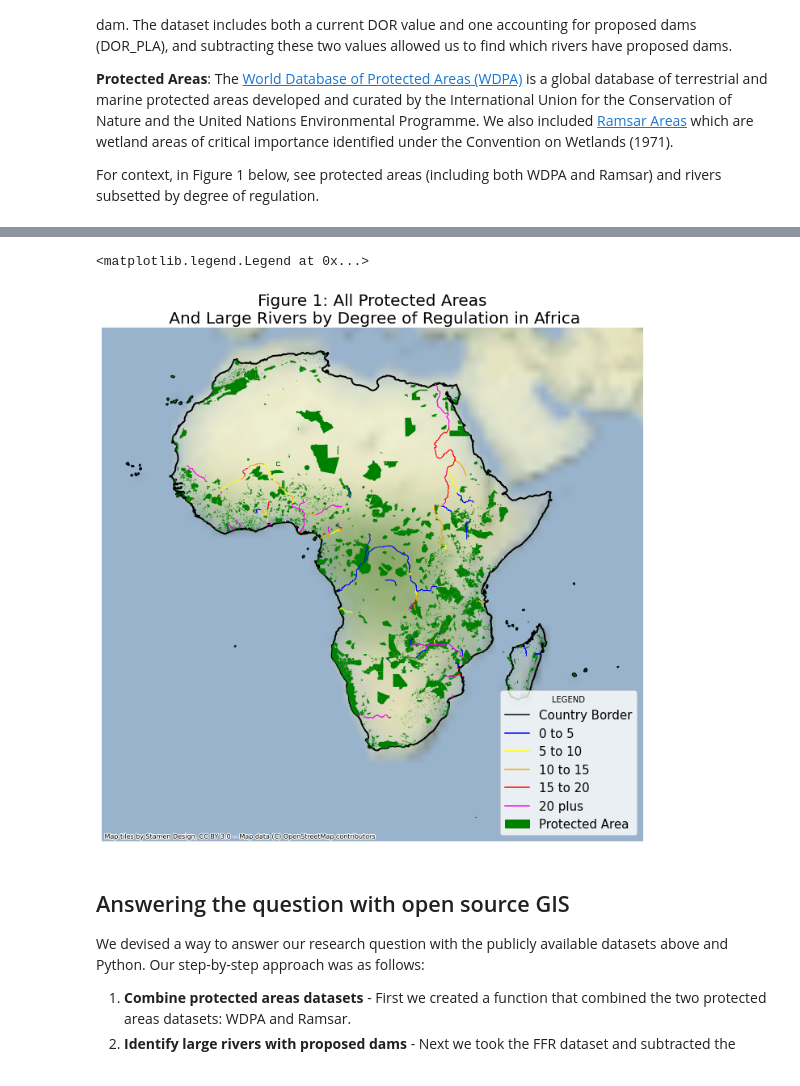
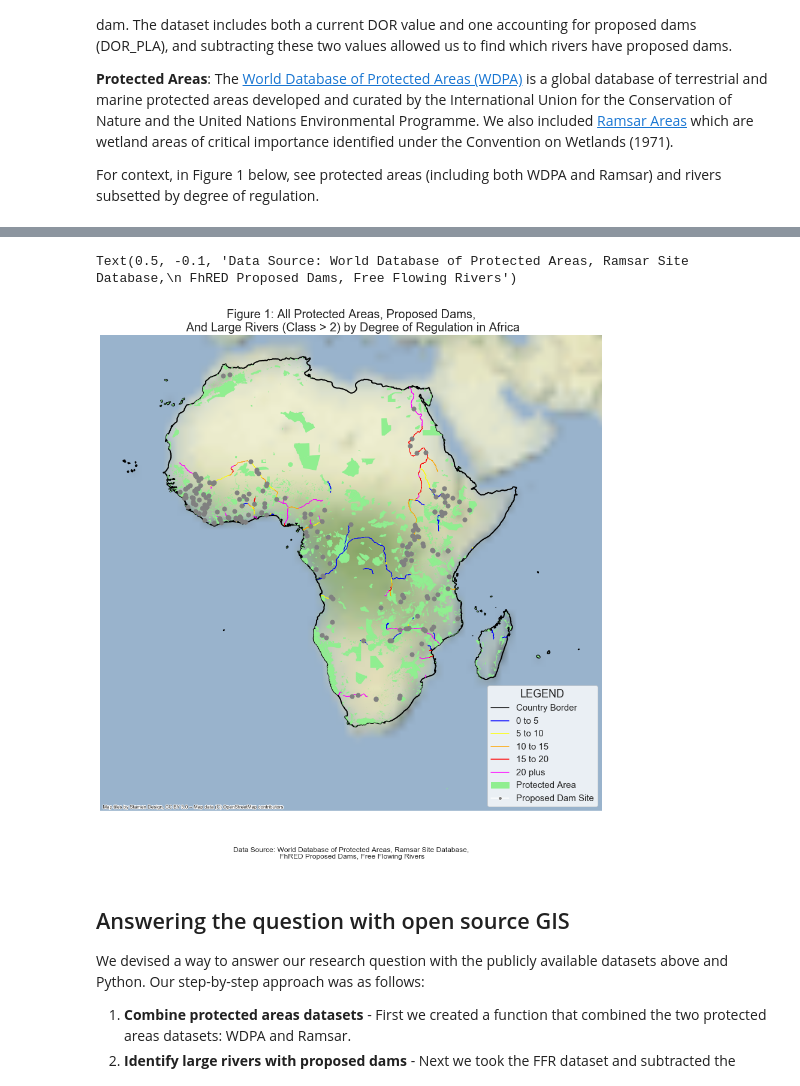
Before and after one commit to lherwehe/global-dam-impacts, a Jupyter notebook: presentations/Blog_Final.ipynb, the cells around one changed output, grey strips where cells are left out. Drawn from its saved outputs; the diff is of its cells as text; code cells hidden in the pictures.

```diff
--- a/presentations/Blog_Final.ipynb
+++ b/presentations/Blog_Final.ipynb
@@ -179,6 +183,26 @@ continent_borders = gpd.read_file(os.path.join(wd_path, "earthpy-downloads", "co
 # Reproject data to World Equidistant Cylindrical, datum WGS84, units meters, EPSG 4087
 country_borders = country_borders.to_crs('epsg:4087')
 continent_borders = continent_borders.to_crs('epsg:4087')
+# %%
+# Open the dams csv files with pandas
+fname = os.path.join("earthpy-downloads", "future_dams_2015.csv")
+df = pd.read_csv(fname)
+
+# Covert the pandas dataframe to a shapefile for plotting
+# Set output path for shp
+dams_path = os.path.join('earthpy-downloads')
+if not os.path.exists(dams_path):
+    os.mkdir(dams_path)
+
+# Define the geometry for the points
+geometry = [Point(xy) for xy in zip(df.Lon_Cleaned, df.LAT_cleaned)]
+crs = {'init': 'epsg:4326'}
+geo_df = gdf(df, crs=crs, geometry=geometry)
+geo_df.to_file(driver='ESRI Shapefile', filename=os.path.join(
+    dams_path, 'proposed_dams.shp'))
+
+# Open the proposed dams shapefile with geopandas
+dams_all = gpd.read_file(os.path.join(dams_path, "proposed_dams.shp"))
 # %%
 # Open ramsar areas
 ramsar_polys = gpd.read_file(os.path.join(
@@ -341,42 +373,53 @@ dor_5to10 = dor_5to10.buffer(5000)
 dor_10to15 = dor_10to15.buffer(5000)
 dor_15to20 = dor_15to20.buffer(5000)
 dor_over20 = dor_over20.buffer(5000)
+# %%
+# Get continent dams for plotting
+africa_dams = dams_all[dams_all['Continent'] == "Africa"]
+
+africa_dams = africa_dams.to_crs('epsg:4087')
 # %%
 # Plot all rivers and all protected areas for selected continent
 # Create legend
 black_line = mlines.Line2D([], [], color='black', label='Country Border')
 blue_line = mlines.Line2D([], [], color='blue', label='0 to 5')
 yellow_line = mlines.Line2D([], [], color='yellow', label='5 to 10')
 orange_line = mlines.Line2D([], [], color='orange', label='10 to 15')
 red_line = mlines.Line2D([], [], color='red', label='15 to 20')
 magenta_line = mlines.Line2D([], [], color='magenta', label='20 plus')
-green_patch = mpatches.Patch(color='green', label='Protected Area')
+lightgreen_patch = mpatches.Patch(color='lightgreen', label='Protected Area')
+black_dot = mlines.Line2D([], [], color='white', marker='o',
+                          markerfacecolor='gray', label='Proposed Dam Site')
 
-fig, ax = plt.subplots(figsize=(12, 12))
+fig, ax = plt.subplots(figsize=(15, 15))
 africa_border.plot(ax=ax, color="none",  edgecolor="black", linewidth=2)
-wdpa_ramsar_africa.plot(ax=ax, color="green", edgecolor='none')
+wdpa_ramsar_africa.plot(ax=ax, color="lightgreen", edgecolor='none')
 dor_0to5.plot(ax=ax,
               color='blue', edgecolor='none')
 dor_5to10.plot(ax=ax,
                color='yellow', edgecolor='none')
 dor_10to15.plot(ax=ax,
                 color='orange', edgecolor='none')
 dor_15to20.plot(ax=ax,
                 color='red', edgecolor='none')
 dor_over20.plot(ax=ax,
                 color='magenta', edgecolor='none')
+africa_dams.plot(ax=ax,
+                   color='gray', markersize=50)
 ctx.add_basemap(ax, url=ctx.providers.Stamen.Terrain, zoom=0)
 ax.set_title(
-    'Figure 1: All Protected Areas\n And Large Rivers by Degree of Regulation in Africa', size=20)
+    'Figure 1: All Protected Areas, Proposed Dams,\n And Large Rivers (Class > 2) by Degree of Regulation in Africa', size=20)
 ax.set_axis_off()
-ax.legend(handles=[black_line, blue_line, yellow_line, orange_line, red_line, magenta_line, green_patch],
+ax.legend(handles=[black_line, blue_line, yellow_line, orange_line, red_line, magenta_line, lightgreen_patch, black_dot],
           fontsize=15,
           frameon=True,
           loc=('lower right'),
           title="LEGEND")
+ax.text(0.5, -0.1, "Data Source: World Database of Protected Areas, Ramsar Site Database,\n FhRED Proposed Dams, Free Flowing Rivers",
+        size=12, ha="center", transform=ax.transAxes)
 # %% [output]
-<matplotlib.legend.Legend at 0x...>
+Text(0.5, -0.1, 'Data Source: World Database of Protected Areas, Ramsar Site Database,\n FhRED Proposed Dams, Free Flowing Rivers')
-[figure, old version]
+[figure, new version]
 # %% [markdown]
 ## Answering the question with open source GIS
 
```
Also changed, not shown: parts of 5 cells of this notebook, 4 other files.
